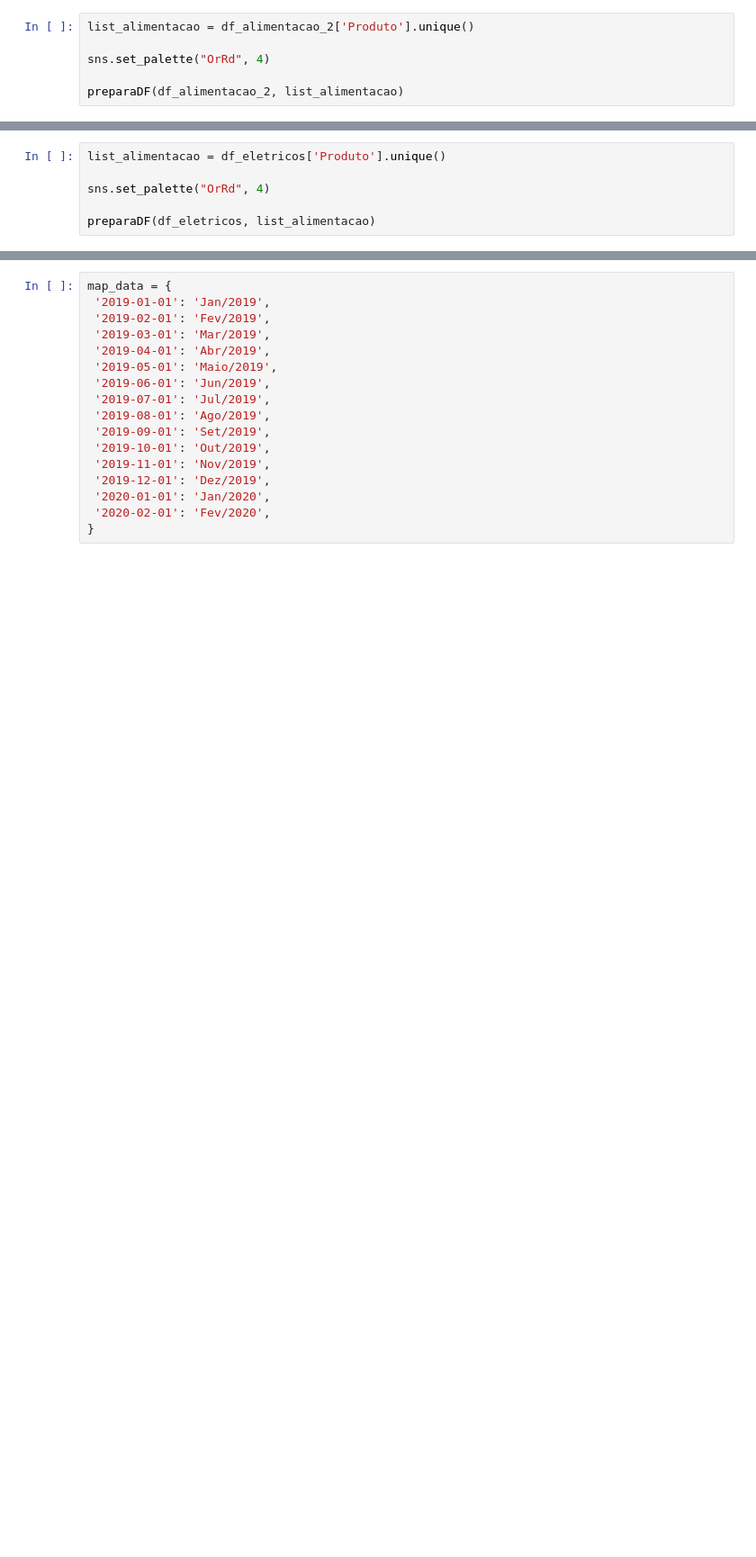
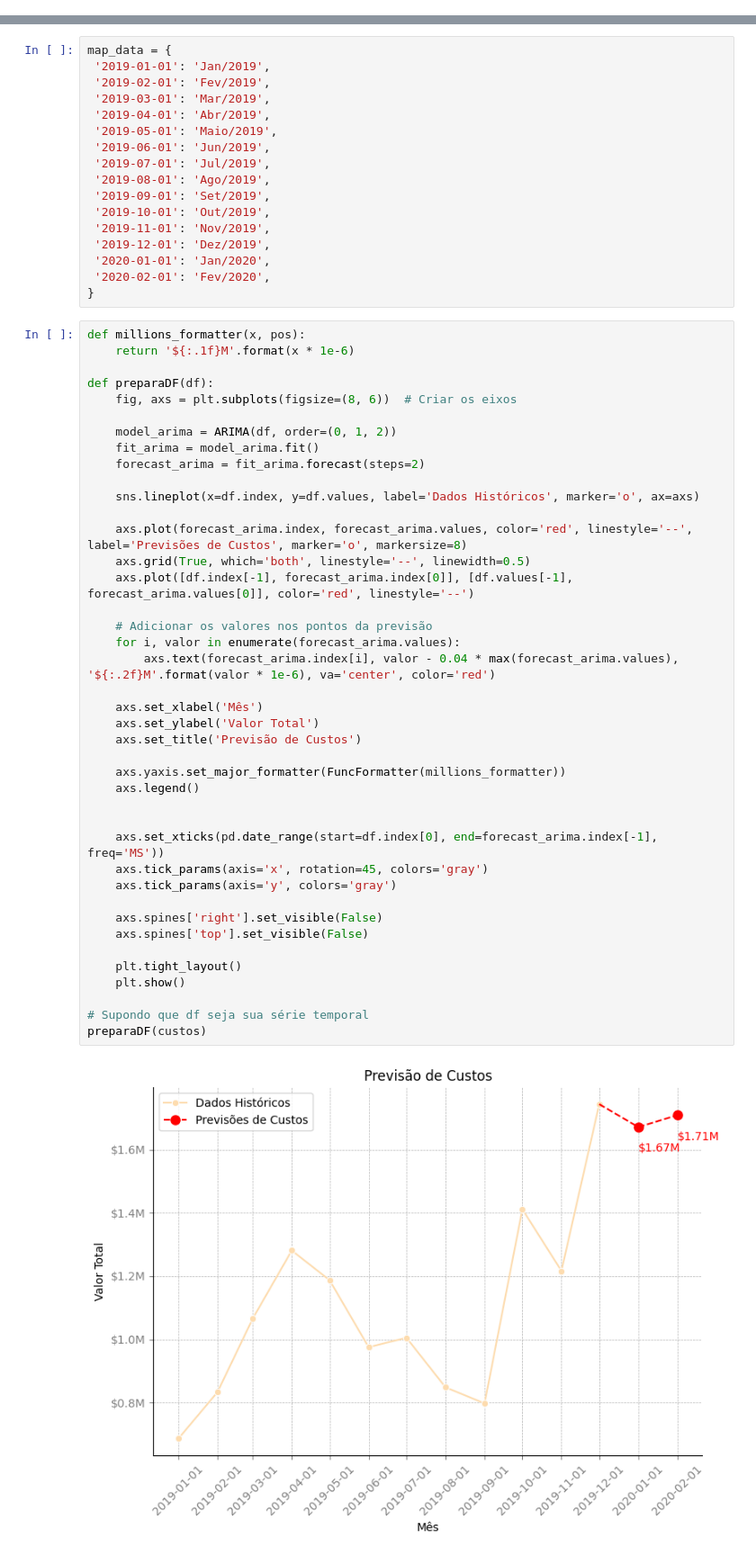
Before and after one commit to alyssonmontovanelli/analise_Previsao_Vendas_varejo, a Jupyter notebook: pre_processamento/Financeiro.ipynb, the cells around one changed output, grey strips where cells are left out. Shown: that part at 90% size. Drawn from its saved outputs; the diff is of its cells as text; blank space fills up the shorter version.

```diff
--- a/pre_processamento/Financeiro.ipynb
+++ b/pre_processamento/Financeiro.ipynb
@@ -160,6 +73,0 @@ def preparaDF(df, list_alimentacao):
-# %%
-list_alimentacao = df_alimentacao_2['Produto'].unique()
-
-sns.set_palette("OrRd", 4)
-
-preparaDF(df_alimentacao_2, list_alimentacao)
@@ -231,6 +73,0 @@ def preparaDF(df, list_alimentacao):
-# %%
-list_alimentacao = df_eletricos['Produto'].unique()
-
-sns.set_palette("OrRd", 4)
-
-preparaDF(df_eletricos, list_alimentacao)
@@ -253,3 +88,46 @@ map_data = {
  '2020-01-01': 'Jan/2020',
  '2020-02-01': 'Fev/2020',
 }
+# %%
+def millions_formatter(x, pos):
+    return '${:.1f}M'.format(x * 1e-6)
+
+def preparaDF(df):
+    fig, axs = plt.subplots(figsize=(8, 6))  # Criar os eixos
+
+    model_arima = ARIMA(df, order=(0, 1, 2))
+    fit_arima = model_arima.fit()
+    forecast_arima = fit_arima.forecast(steps=2)
+
+    sns.lineplot(x=df.index, y=df.values, label='Dados Históricos', marker='o', ax=axs)
+
+    axs.plot(forecast_arima.index, forecast_arima.values, color='red', linestyle='--', label='Previsões de Custos', marker='o', markersize=8)
+    axs.grid(True, which='both', linestyle='--', linewidth=0.5)
+    axs.plot([df.index[-1], forecast_arima.index[0]], [df.values[-1], forecast_arima.values[0]], color='red', linestyle='--')
+
+    # Adicionar os valores nos pontos da previsão
+    for i, valor in enumerate(forecast_arima.values):
+        axs.text(forecast_arima.index[i], valor - 0.04 * max(forecast_arima.values), '${:.2f}M'.format(valor * 1e-6), va='center', color='red')
+
+    axs.set_xlabel('Mês')
+    axs.set_ylabel('Valor Total')
+    axs.set_title('Previsão de Custos')
+
+    axs.yaxis.set_major_formatter(FuncFormatter(millions_formatter))
+    axs.legend()
+
+
+    axs.set_xticks(pd.date_range(start=df.index[0], end=forecast_arima.index[-1], freq='MS'))
+    axs.tick_params(axis='x', rotation=45, colors='gray')
+    axs.tick_params(axis='y', colors='gray')
+
+    axs.spines['right'].set_visible(False)
+    axs.spines['top'].set_visible(False)
+
+    plt.tight_layout()
+    plt.show()
+
+# Supondo que df seja sua série temporal
+preparaDF(custos)
+# %% [output]
+[figure, added]
```
Also changed, not shown: parts of 12 cells of this notebook, 1 other file.
